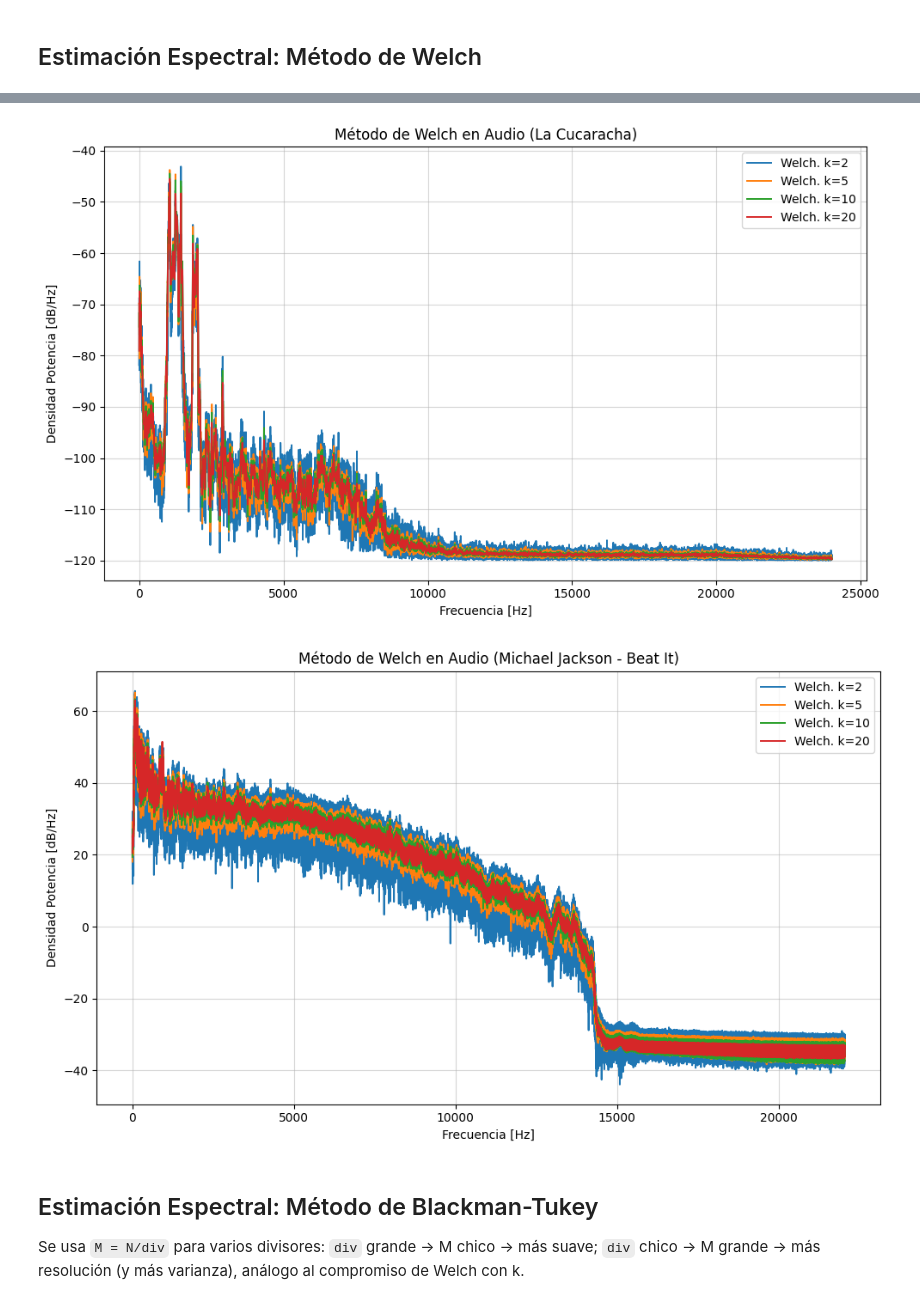
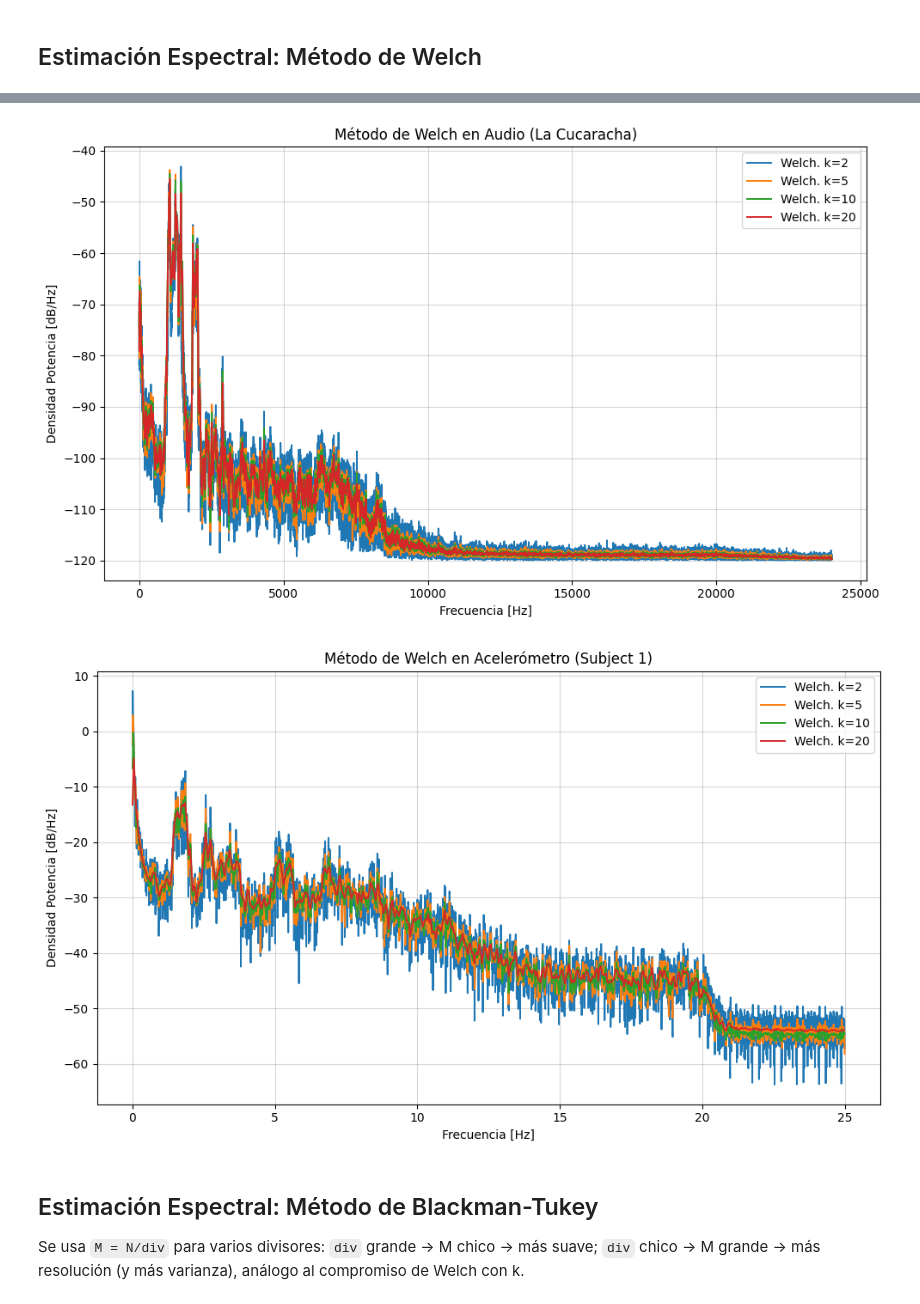
Before and after one commit to julian-zatloukal/Trabajo-Semanal-PDS, a Jupyter notebook: TS6/main.ipynb, the cells around one changed output, grey strips where cells are left out. Cells and saved outputs as stored; diff of their text form; code cells hidden in the pictures.

```diff
--- a/TS6/main.ipynb
+++ b/TS6/main.ipynb
@@ -67,17 +80,15 @@ plt.title('Audio (La Cucaracha)')
 plt.show()
 print("Frecuencia de audio:", fs_audio)
 
-# Michael Jackson (.wav)
-fs_mj, mj = wavfile.read('signals/michael_jackson_beat_it.wav')
-if mj.ndim > 1:
-    mj = mj[:, 0]
-mj = mj.astype(np.float64)
-mj = mj[int(30 * fs_mj):int(90 * fs_mj)]  # segundos 30 a 90
+# Acelerómetro (Subject 1 - UCI HAR)
+fs_acc = 50
+acc_df = pd.read_csv('signals/subject_1_continuous.csv')
+acc = acc_df['total_acc_x'].to_numpy().astype(np.float64)
 plt.figure()
-plt.plot(mj)
-plt.title('Audio (Michael Jackson - Beat It)')
+plt.plot(acc)
+plt.title('Acelerómetro (Subject 1)')
 plt.show()
-print("Frecuencia de Michael Jackson:", fs_mj)
+print("Frecuencia de muestreo acelerómetro:", fs_acc, "Hz")
 # %% [output]
 [figure]
 [figure]
@@ -172,40 +183,40 @@ plt.legend(loc='upper right')
 plt.tight_layout()
 plt.show()
 
 # Audio
 N_audio = audio.size
 plt.figure(figsize=(10, 6))
 for k in k_values:
     nperseg_audio = int(N_audio / k)
     f_audio_w, psd_audio_w = signal.welch(audio, fs=fs_audio, nperseg=nperseg_audio)
     plt.plot(f_audio_w, 10 * np.log10(psd_audio_w + 1e-12), lw=1.4, label=f"Welch. k={k}")
 plt.title('Método de Welch en Audio (La Cucaracha)')
 plt.xlabel('Frecuencia [Hz]')
 plt.ylabel('Densidad Potencia [dB/Hz]')
 plt.grid(True, which="both", ls="-", alpha=0.5)
 plt.legend(loc='upper right')
 plt.tight_layout()
 plt.show()
 
-# Michael Jackson
-N_mj = mj.size
+# Acelerómetro
+N_acc = acc.size
 plt.figure(figsize=(10, 6))
 for k in k_values:
-    nperseg_mj = int(N_mj / k)
-    f_mj_w, psd_mj_w = signal.welch(mj, fs=fs_mj, nperseg=nperseg_mj)
-    plt.plot(f_mj_w, 10 * np.log10(psd_mj_w + 1e-12), lw=1.4, label=f"Welch. k={k}")
-plt.title('Método de Welch en Audio (Michael Jackson - Beat It)')
+    nperseg_acc = int(N_acc / k)
+    f_acc_w, psd_acc_w = signal.welch(acc, fs=fs_acc, nperseg=nperseg_acc)
+    plt.plot(f_acc_w, 10 * np.log10(psd_acc_w + 1e-12), lw=1.4, label=f"Welch. k={k}")
+plt.title('Método de Welch en Acelerómetro (Subject 1)')
 plt.xlabel('Frecuencia [Hz]')
 plt.ylabel('Densidad Potencia [dB/Hz]')
 plt.grid(True, which="both", ls="-", alpha=0.5)
 plt.legend(loc='upper right')
 plt.tight_layout()
 plt.show()
 # %% [output]
 [figure]
 [figure]
 [figure]
-[figure, old version]
+[figure, new version]
 # %% [markdown]
 ## Estimación Espectral: Método de Blackman-Tukey
 
```
Also changed, not shown: parts of 8 cells of this notebook, 3 other files.
